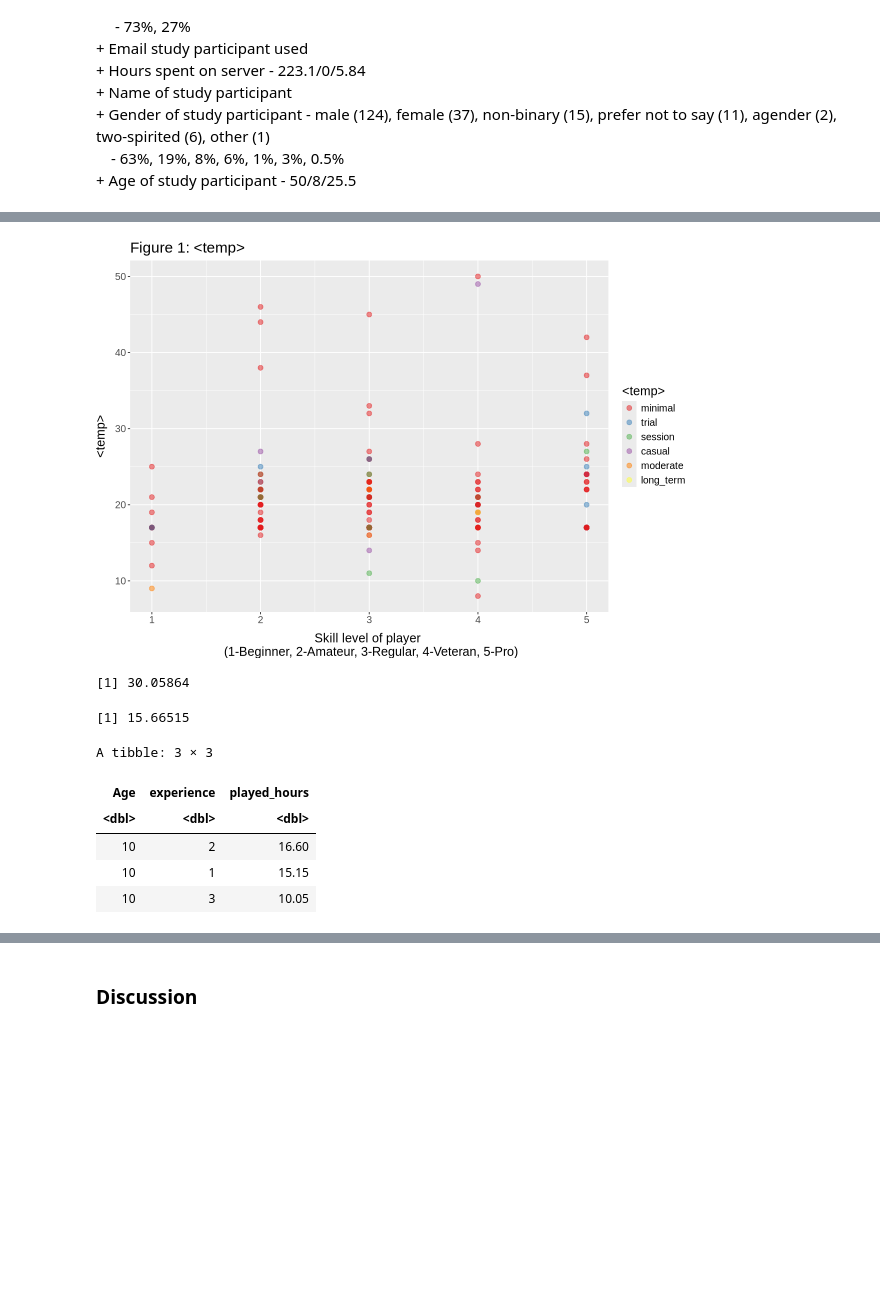
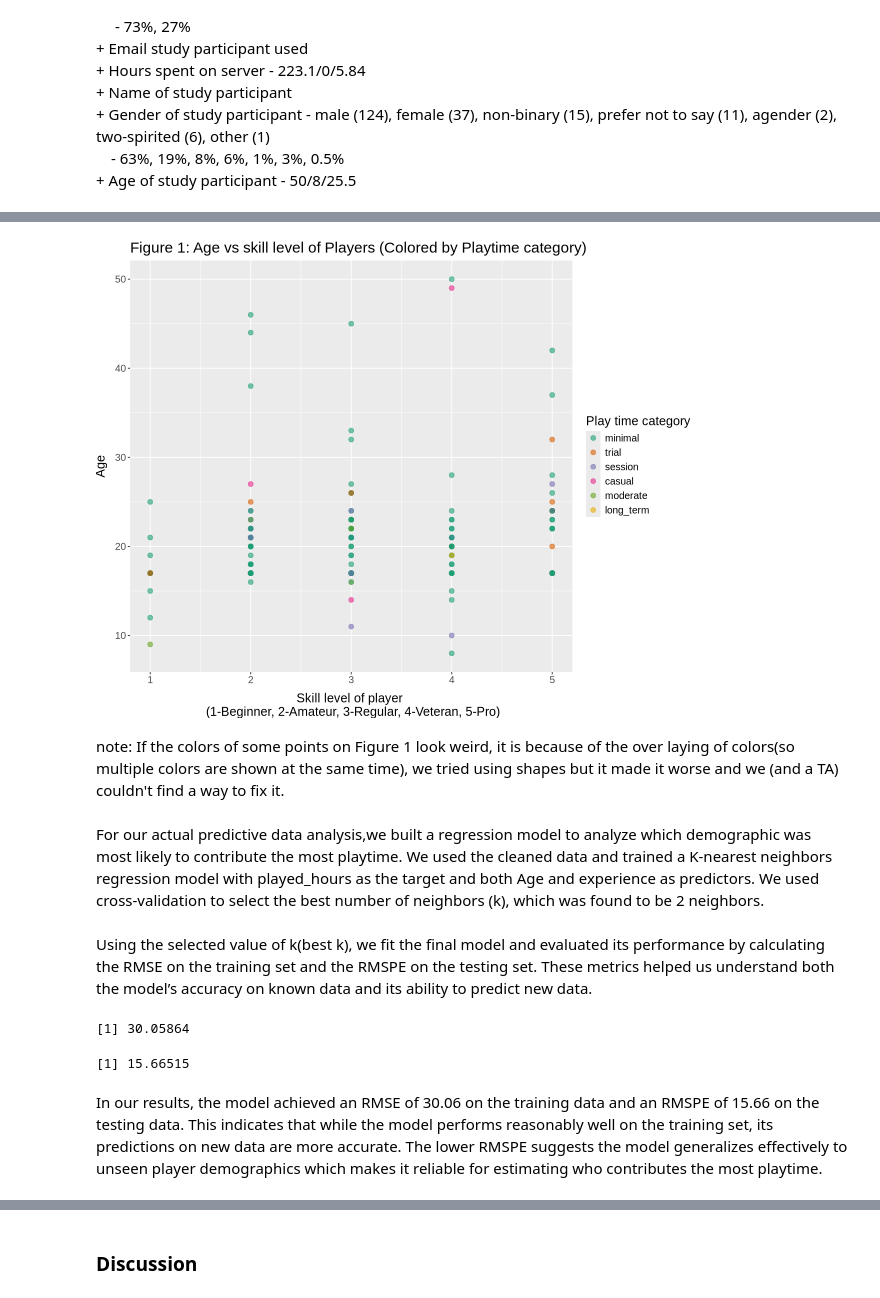
Before and after one commit to Jaye136/DSCI-100-project, a Jupyter notebook: project_version0.ipynb, the cells around one changed output, grey strips where cells are left out. Cells and saved outputs as stored; diff of their text form; code cells hidden in the pictures; blank space fills up the shorter version.

```diff
--- a/project_version0.ipynb
+++ b/project_version0.ipynb
@@ -117,17 +136,21 @@ select(experience, Age, played_range_hrs)
 # %%
 # visualising relevent parts of the data for exploratory analysis
-# <temp>
-# add labels, plot size options, other aesthetic options
-# only preliminary, can correct later
-options(repr.plot.height = 7, repr.plot.width = 10)
+options(repr.plot.height = 8, repr.plot.width = 10)
 players_exploratory_vis <- players_exploratory |>
-ggplot(aes(x = experience, y = Age, colour = played_range_hrs)) + geom_point(size = 2.5, alpha = 0.5) +
-scale_colour_brewer(palette = "Set1") + theme(text = element_text(size = 15), axis.title.x = element_text(vjust = -1), axis.title.y = element_text(vjust = 3), plot.title = element_text(vjust = 1)) +
+ggplot(aes(x = experience, y = Age, colour = played_range_hrs)) +
+geom_point(size = 2.5, alpha = 0.6) +
+scale_colour_brewer(palette = "Dark2") +
+theme(text = element_text(size = 15), axis.title.x = element_text(vjust = -1), axis.title.y = element_text(vjust = 3), plot.title = element_text(vjust = 1)) +
 labs(x = "Skill level of player \n (1-Beginner, 2-Amateur, 3-Regular, 4-Veteran, 5-Pro)",
-    y = "<temp>", title = "Figure 1: <temp>", colour = "<temp>")
+    y = "Age", title = "Figure 1: Age vs skill level of Players (Colored by Playtime category)", colour = "Play time category")
 players_exploratory_vis
 # %% [output]
-[figure, old version]
+[figure, new version]
+# %% [markdown]
+note: If the colors of some points on Figure 1 look weird, it is because of the over laying of colors(so multiple colors are shown at the same time), we tried using shapes but it made it worse and we (and a TA) couldn't find a way to fix it.
+# %% [markdown]
+
+For our actual predictive data analysis,we built a regression model to analyze which demographic was most likely to contribute the most playtime. We used the cleaned data and trained a K-nearest neighbors regression model with played_hours as the target and both Age and experience as predictors. We used cross-validation to select the best number of neighbors (k), which was found to be 2 neighbors.
 # %%
 # perform data analysis
 # <temp>
@@ -174,3 +201,5 @@ slice_min(mean) |> pull(neighbors)
+# %% [markdown]
+Using the selected value of k(best k), we fit the final model and evaluated its performance by calculating the RMSE on the training set and the RMSPE on the testing set. These metrics helped us understand both the model’s accuracy on known data and its ability to predict new data.
 # %%
 # finding error
 plyr_spec <- nearest_neighbor(weight_func = "rectangular", neighbors = plyr_k_fitflow) |>
@@ -201,30 +230,8 @@ filter(.metric == "rmse") |>
 pull(.estimate)
 
 plyr_rmspe
-
-# using the model to predict the playtime per demographic (based on age and experience)
-player_demographics <- tibble(Age = c(10,10,10,10,10, 20,20,20,20,20, 30,30,30,30,30, 40,40,40,40,40, 50,50,50,50,50),
-                              experience = c(1,2,3,4,5, 1,2,3,4,5, 1,2,3,4,5, 1,2,3,4,5, 1,2,3,4,5))
-
-pred_demographic_playtime <- plyr_fitflow |>
-predict(player_demographics) |>
-bind_cols(player_demographics) |>
-mutate(played_hours = .pred) |> select(-.pred)
-
-# what demographic has the highest playtime/gives the most data?
-most_play <- pred_demographic_playtime |>
-slice_max(played_hours, n = 3)
-most_play
-
-# <pred>
-# when grouped into age groups by 10 years, 10 year olds at an amateur level provide the most data
-# the predicted played hours per demographic have an rmspe of 15.66 and an rmse of 30.06
 # %% [output]
 [1] 30.05864
 [1] 15.66515
-A tibble: 3 × 3
-| Age | experience | played_hours |
-| <dbl> | <dbl> | <dbl> |
-| 10 | 2 | 16.60 |
-| 10 | 1 | 15.15 |
-| 10 | 3 | 10.05 |
+# %% [markdown]
+In our results, the model achieved an RMSE of 30.06 on the training data and an RMSPE of 15.66 on the testing data. This indicates that while the model performs reasonably well on the training set, its predictions on new data are more accurate. The lower RMSPE suggests the model generalizes effectively to unseen player demographics which makes it reliable for estimating who contributes the most playtime.
```
Also changed, not shown: parts of 14 cells of this notebook.
